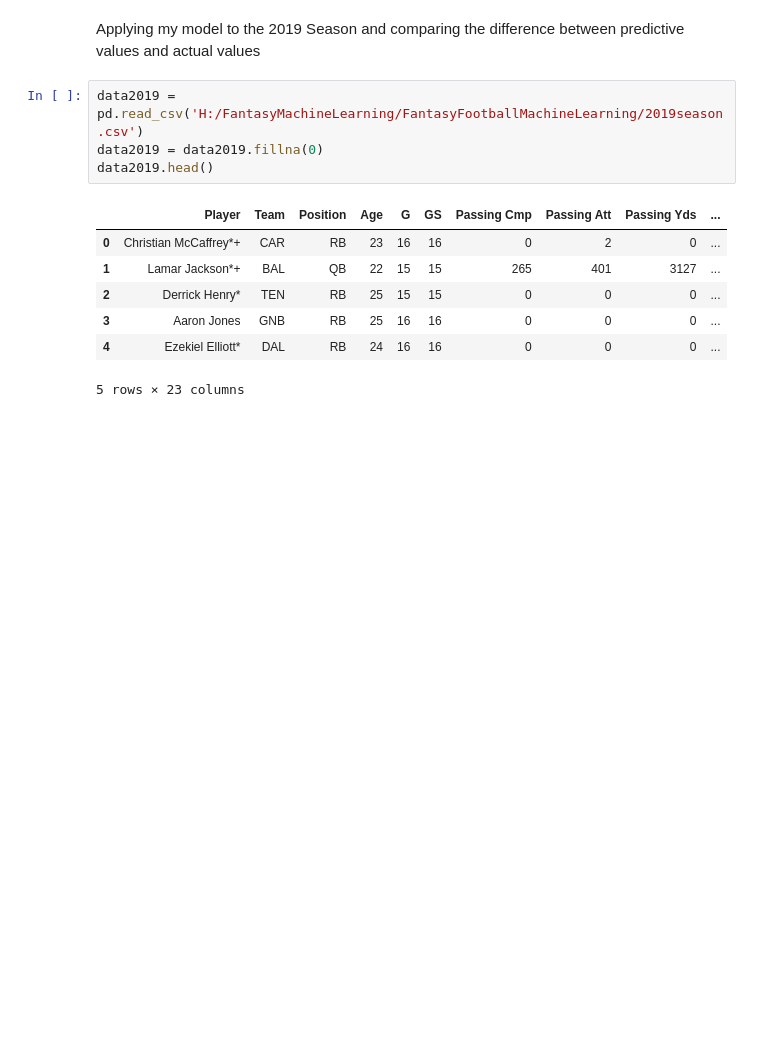
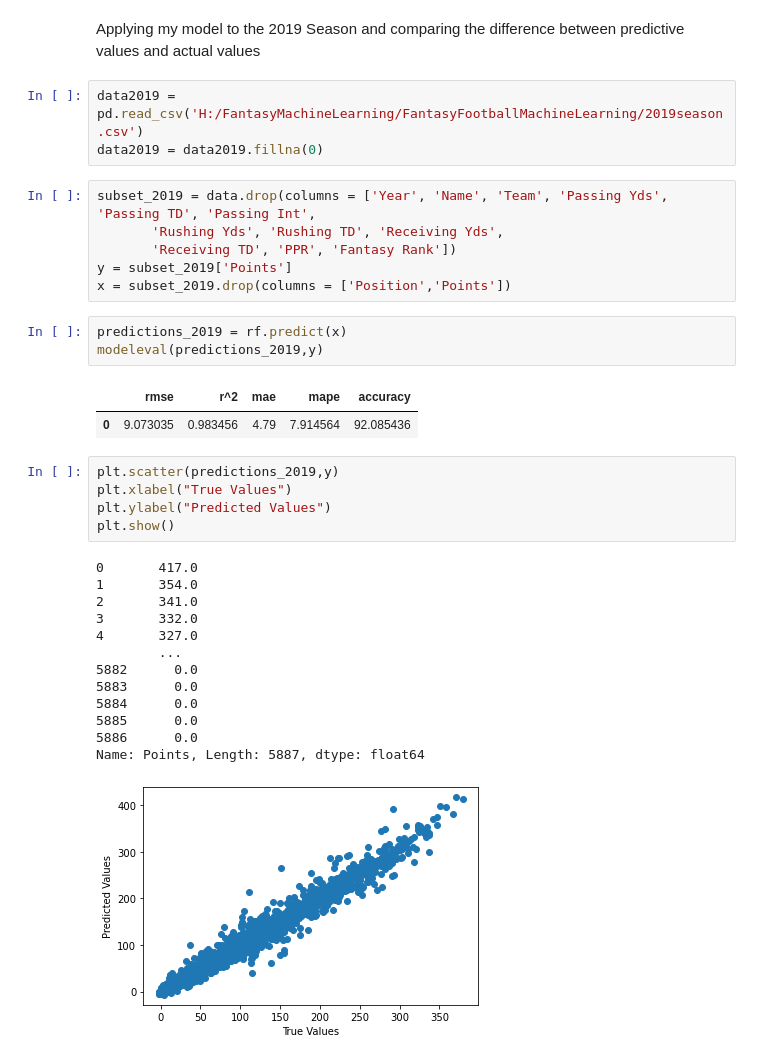
Before and after one commit to pierremestephan/FantasyFootballMachineLearning, a Jupyter notebook: RandomForest.ipynb, the cells around one changed output. Drawn from its saved outputs; the diff is of its cells as text; blank space fills up the shorter version.

```diff
--- a/RandomForest.ipynb
+++ b/RandomForest.ipynb
@@ -41,12 +41,34 @@ Applying my model to the 2019 Season and comparing the difference between predic
 # %%
 data2019 = pd.read_csv('H:/FantasyMachineLearning/FantasyFootballMachineLearning/2019season.csv')
 data2019 = data2019.fillna(0)
-data2019.head()
-# %% [output]
-|  | Player | Team | Position | Age | G | GS | Passing Cmp | Passing Att | Passing Yds | ... |
-| 0 | Christian McCaffrey*+ | CAR | RB | 23 | 16 | 16 | 0 | 2 | 0 | ... |
-| 1 | Lamar Jackson*+ | BAL | QB | 22 | 15 | 15 | 265 | 401 | 3127 | ... |
-| 2 | Derrick Henry* | TEN | RB | 25 | 15 | 15 | 0 | 0 | 0 | ... |
-| 3 | Aaron Jones | GNB | RB | 25 | 16 | 16 | 0 | 0 | 0 | ... |
-| 4 | Ezekiel Elliott* | DAL | RB | 24 | 16 | 16 | 0 | 0 | 0 | ... |
-5 rows × 23 columns
+# %%
+subset_2019 = data.drop(columns = ['Year', 'Name', 'Team', 'Passing Yds', 'Passing TD', 'Passing Int',
+       'Rushing Yds', 'Rushing TD', 'Receiving Yds',
+       'Receiving TD', 'PPR', 'Fantasy Rank'])
+y = subset_2019['Points']
+x = subset_2019.drop(columns = ['Position','Points'])
+# %%
+predictions_2019 = rf.predict(x)
+modeleval(predictions_2019,y)
+# %% [output]
+|  | rmse | r^2 | mae | mape | accuracy |
+| 0 | 9.073035 | 0.983456 | 4.79 | 7.914564 | 92.085436 |
+# %%
+plt.scatter(predictions_2019,y)
+plt.xlabel("True Values")
+plt.ylabel("Predicted Values")
+plt.show()
+# %% [output]
+0       417.0
+1       354.0
+2       341.0
+3       332.0
+4       327.0
+        ...
+5882      0.0
+5883      0.0
+5884      0.0
+5885      0.0
+5886      0.0
+Name: Points, Length: 5887, dtype: float64
+[figure, added]
```
Also changed, not shown: parts of 3 cells of this notebook.
